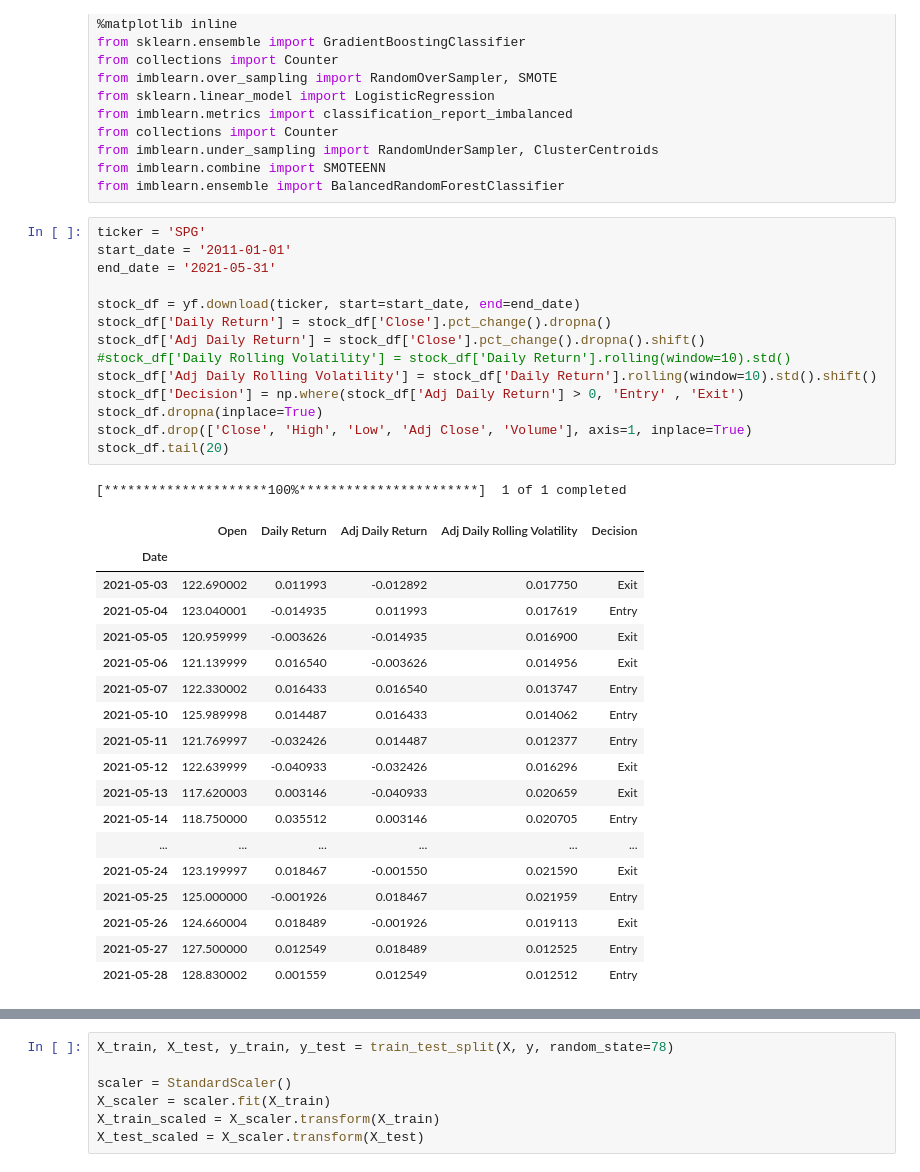
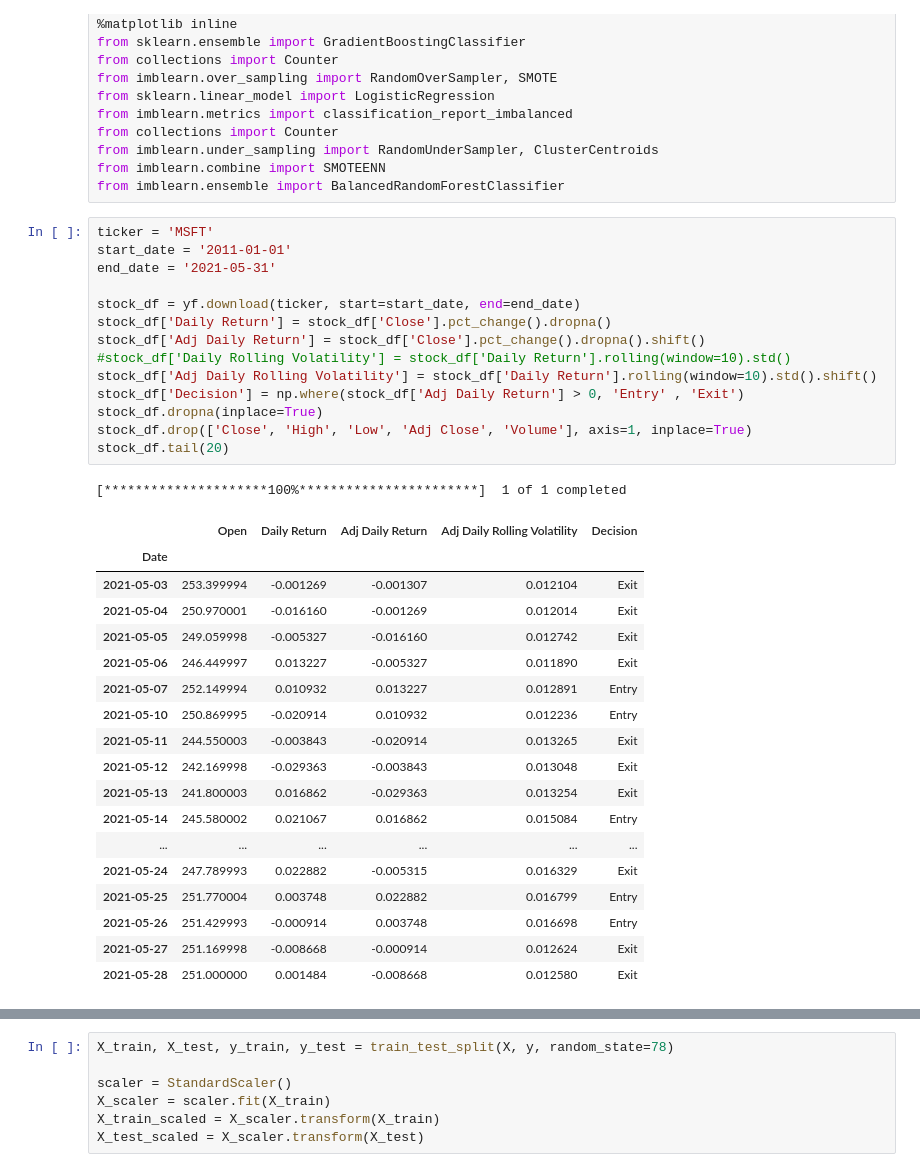
Before and after one commit to somyapanda/Project_2, a Jupyter notebook: Andy/decision tree & sampling.ipynb, the cells around one changed output, grey strips where cells are left out. Drawn from its saved outputs; the diff is of its cells as text.

```diff
--- a/Andy/decision tree & sampling.ipynb
+++ b/Andy/decision tree & sampling.ipynb
@@ -28,39 +28,39 @@ from imblearn.under_sampling import RandomUnderSampler, ClusterCentroids
 from imblearn.combine import SMOTEENN
 from imblearn.ensemble import BalancedRandomForestClassifier
 # %%
-ticker = 'SPG'
+ticker = 'MSFT'
 start_date = '2011-01-01'
 end_date = '2021-05-31'
 
 stock_df = yf.download(ticker, start=start_date, end=end_date)
 stock_df['Daily Return'] = stock_df['Close'].pct_change().dropna()
 stock_df['Adj Daily Return'] = stock_df['Close'].pct_change().dropna().shift()
 #stock_df['Daily Rolling Volatility'] = stock_df['Daily Return'].rolling(window=10).std()
 stock_df['Adj Daily Rolling Volatility'] = stock_df['Daily Return'].rolling(window=10).std().shift()
 stock_df['Decision'] = np.where(stock_df['Adj Daily Return'] > 0, 'Entry' , 'Exit')
 stock_df.dropna(inplace=True)
 stock_df.drop(['Close', 'High', 'Low', 'Adj Close', 'Volume'], axis=1, inplace=True)
 stock_df.tail(20)
 # %% [output]
 [*********************100%***********************]  1 of 1 completed
 |  | Open | Daily Return | Adj Daily Return | Adj Daily Rolling Volatility | Decision |
 | Date |  |  |  |  |  |
-| 2021-05-03 | 122.690002 | 0.011993 | -0.012892 | 0.017750 | Exit |
-| 2021-05-04 | 123.040001 | -0.014935 | 0.011993 | 0.017619 | Entry |
-| 2021-05-05 | 120.959999 | -0.003626 | -0.014935 | 0.016900 | Exit |
-| 2021-05-06 | 121.139999 | 0.016540 | -0.003626 | 0.014956 | Exit |
-| 2021-05-07 | 122.330002 | 0.016433 | 0.016540 | 0.013747 | Entry |
-| 2021-05-10 | 125.989998 | 0.014487 | 0.016433 | 0.014062 | Entry |
-| 2021-05-11 | 121.769997 | -0.032426 | 0.014487 | 0.012377 | Entry |
-| 2021-05-12 | 122.639999 | -0.040933 | -0.032426 | 0.016296 | Exit |
-| 2021-05-13 | 117.620003 | 0.003146 | -0.040933 | 0.020659 | Exit |
-| 2021-05-14 | 118.750000 | 0.035512 | 0.003146 | 0.020705 | Entry |
+| 2021-05-03 | 253.399994 | -0.001269 | -0.001307 | 0.012104 | Exit |
+| 2021-05-04 | 250.970001 | -0.016160 | -0.001269 | 0.012014 | Exit |
+| 2021-05-05 | 249.059998 | -0.005327 | -0.016160 | 0.012742 | Exit |
+| 2021-05-06 | 246.449997 | 0.013227 | -0.005327 | 0.011890 | Exit |
+| 2021-05-07 | 252.149994 | 0.010932 | 0.013227 | 0.012891 | Entry |
+| 2021-05-10 | 250.869995 | -0.020914 | 0.010932 | 0.012236 | Entry |
+| 2021-05-11 | 244.550003 | -0.003843 | -0.020914 | 0.013265 | Exit |
+| 2021-05-12 | 242.169998 | -0.029363 | -0.003843 | 0.013048 | Exit |
+| 2021-05-13 | 241.800003 | 0.016862 | -0.029363 | 0.013254 | Exit |
+| 2021-05-14 | 245.580002 | 0.021067 | 0.016862 | 0.015084 | Entry |
 | ... | ... | ... | ... | ... | ... |
-| 2021-05-24 | 123.199997 | 0.018467 | -0.001550 | 0.021590 | Exit |
-| 2021-05-25 | 125.000000 | -0.001926 | 0.018467 | 0.021959 | Entry |
-| 2021-05-26 | 124.660004 | 0.018489 | -0.001926 | 0.019113 | Exit |
-| 2021-05-27 | 127.500000 | 0.012549 | 0.018489 | 0.012525 | Entry |
-| 2021-05-28 | 128.830002 | 0.001559 | 0.012549 | 0.012512 | Entry |
+| 2021-05-24 | 247.789993 | 0.022882 | -0.005315 | 0.016329 | Exit |
+| 2021-05-25 | 251.770004 | 0.003748 | 0.022882 | 0.016799 | Entry |
+| 2021-05-26 | 251.429993 | -0.000914 | 0.003748 | 0.016698 | Entry |
+| 2021-05-27 | 251.169998 | -0.008668 | -0.000914 | 0.012624 | Exit |
+| 2021-05-28 | 251.000000 | 0.001484 | -0.008668 | 0.012580 | Exit |
 # %%
 X = stock_df.copy()
 X.drop(['Decision', 'Daily Return', 'Adj Daily Return'], axis=1, inplace=True)
```
Also changed, not shown: parts of 17 cells of this notebook, 4 other files.
